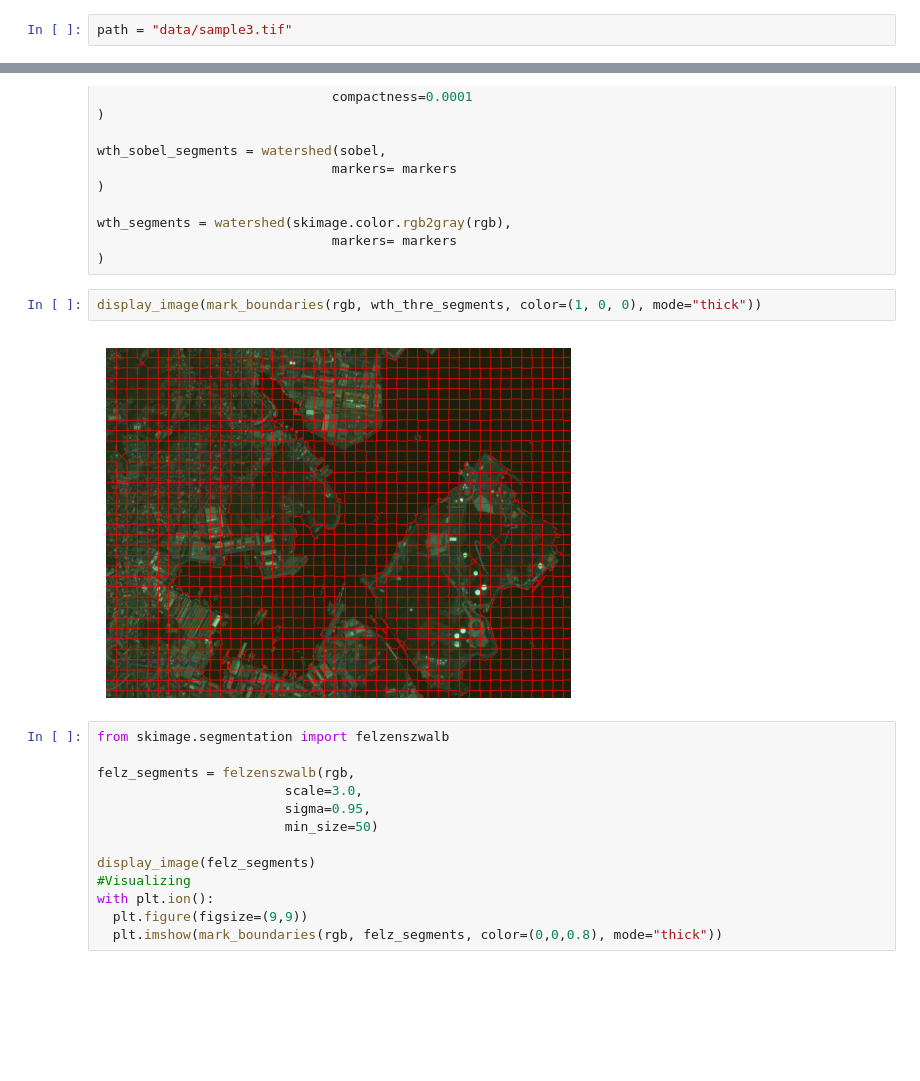
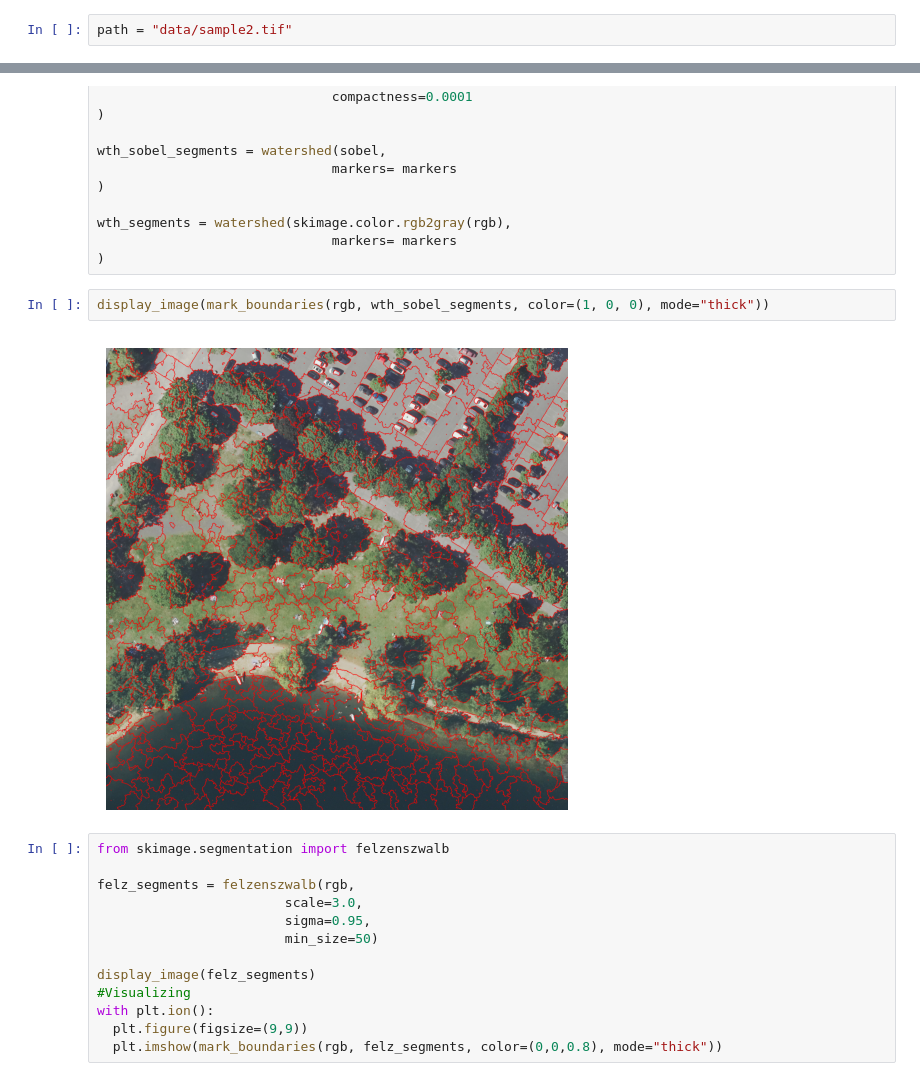
Before and after one commit to brunacandido/OBIA_workflow, a Jupyter notebook: test.ipynb, the cells around one changed output, grey strips where cells are left out. Drawn from its saved outputs; the diff is of its cells as text; blank space fills up the shorter version.

Commit message:
working on segmentation

```diff
--- a/test.ipynb
+++ b/test.ipynb
@@ -9,7 +9,7 @@ from skimage.measure import regionprops_table, perimeter#, regionprops
 from skimage.util import map_array
 import pandas as pd
 # %%
-path = "data/sample3.tif"
+path = "data/sample2.tif"
 # %%
 with rasterio.open(path) as src:
     # Extract red, green, blue, and NIR bands, normalize to [0, 1]
@@ -104,9 +106,9 @@ wth_segments = watershed(skimage.color.rgb2gray(rgb),
                               markers= markers
 )
 # %%
-display_image(mark_boundaries(rgb, wth_thre_segments, color=(1, 0, 0), mode="thick"))
+display_image(mark_boundaries(rgb, wth_sobel_segments, color=(1, 0, 0), mode="thick"))
 # %% [output]
-[figure, old version]
+[figure, new version]
 # %%
 from skimage.segmentation import felzenszwalb
 
```
Also changed, not shown: parts of 7 cells of this notebook, 2 other files.
